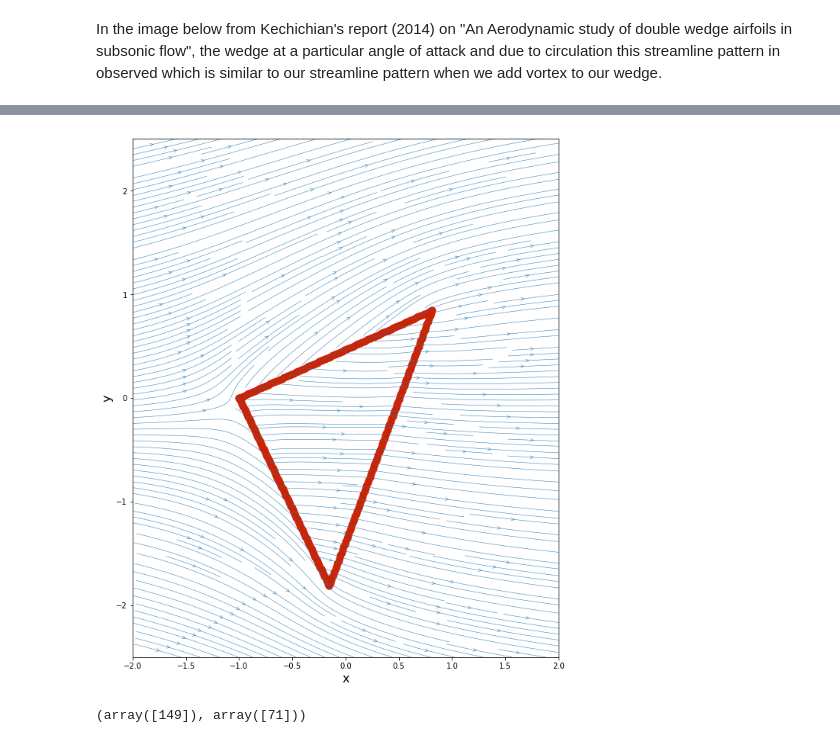
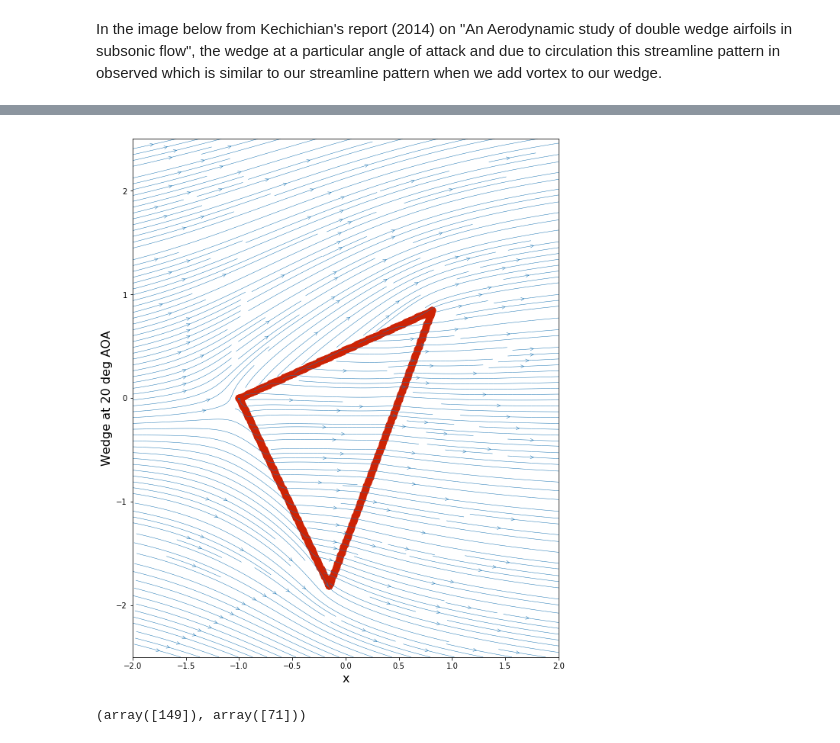
Before and after one commit to barbagroup/AeroPython-studentprojects2018, a Jupyter notebook: anmol035/project_2018.ipynb, the cells around one changed output, grey strips where cells are left out. Cells and saved outputs as stored; diff of their text form; code cells hidden in the pictures.

```diff
--- a/anmol035/project_2018.ipynb
+++ b/anmol035/project_2018.ipynb
@@ -397,16 +389,16 @@ Image(url='https://html2-f.scribdassets.com/84w71xu1q84u1qg7/images/14-5151b5187
 # %%
 width = 10
 height = (y_end - y_start) / (x_end - x_start) * width
 pyplot.figure(figsize=(width, height))
 pyplot.xlabel('x', fontsize=16)
-pyplot.ylabel('y', fontsize=16)
+pyplot.ylabel('Wedge at 20 deg AOA', fontsize=16)
 pyplot.xlim(x_start, x_end)
 pyplot.ylim(y_start, y_end)
 pyplot.streamplot(X, Y, U_final, V_final,
                   density=3, linewidth=0.5, arrowsize=1, arrowstyle='->')
 pyplot.scatter(X_rot, Y_rot, color='#CD2305', s=80, marker='o');
 # %% [output]
-[figure, old version]
+[figure, new version]
 # %%
 cp=1-(((U_final)/(u_inf))**2)
 size=6
```
Also changed, not shown: parts of 10 cells of this notebook.
